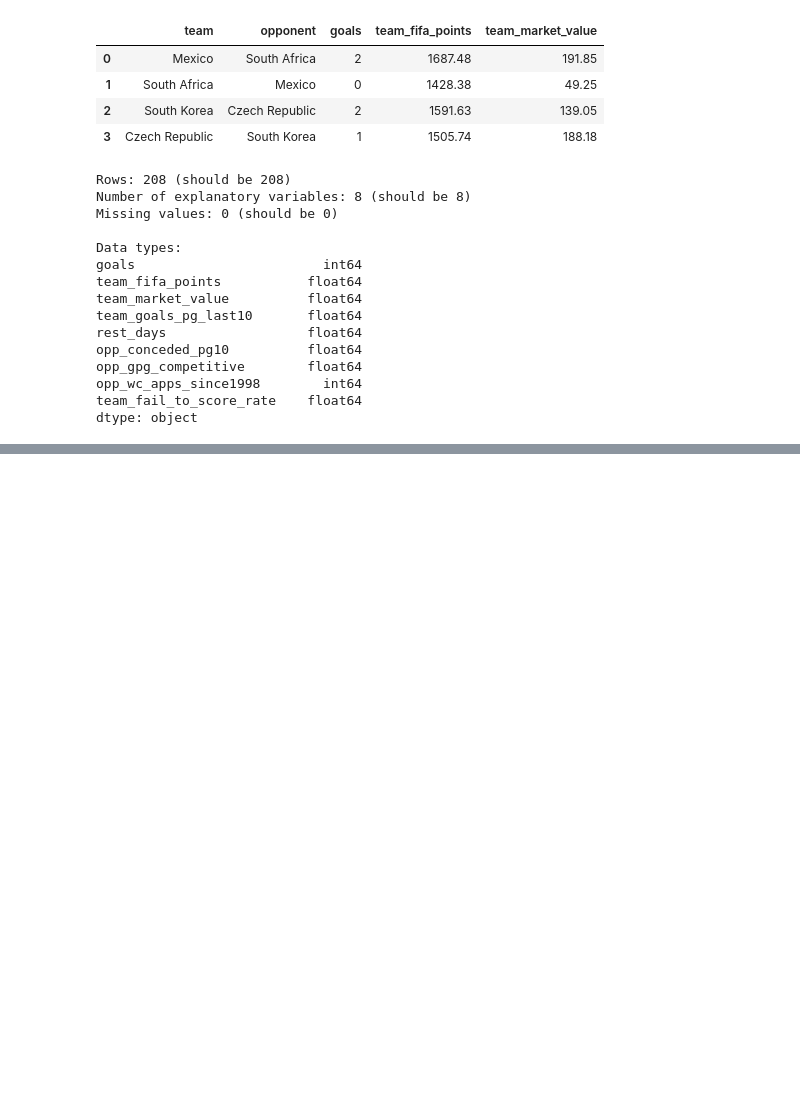
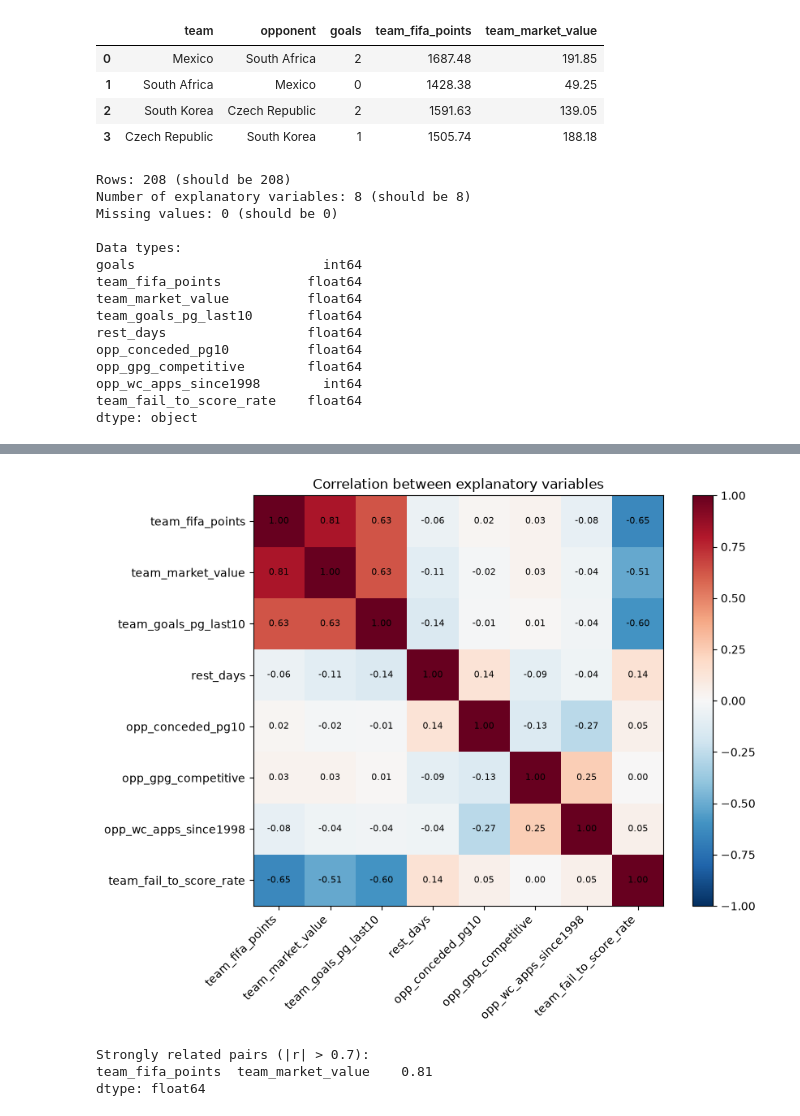
Before and after one commit to Cremsoline/HIT140-WorldCup2026-Goals, a Jupyter notebook: notebooks/reg_2_2_goals.ipynb, the cells around one changed output, grey strips where cells are left out. Drawn from its saved outputs; the diff is of its cells as text; code cells hidden in the pictures; blank space fills up the shorter version.

```diff
--- a/notebooks/reg_2_2_goals.ipynb
+++ b/notebooks/reg_2_2_goals.ipynb
@@ -283,0 +345,28 @@ dtype: object
+# %%
+# Correlation between the explanatory variables themselves
+pred_corr = final[FEATURES].corr()
+
+fig, ax = plt.subplots(figsize=(9, 7))
+im = ax.imshow(pred_corr, cmap="RdBu_r", vmin=-1, vmax=1)
+ax.set_xticks(range(len(FEATURES)))
+ax.set_xticklabels(FEATURES, rotation=45, ha="right")
+ax.set_yticks(range(len(FEATURES)))
+ax.set_yticklabels(FEATURES)
+for i in range(len(FEATURES)):
+    for j in range(len(FEATURES)):
+        ax.text(j, i, f"{pred_corr.iloc[i, j]:.2f}", ha="center", va="center", fontsize=8)
+fig.colorbar(im)
+ax.set_title("Correlation between explanatory variables")
+plt.tight_layout()
+plt.savefig("../outputs/figures/03_predictor_correlation.png", dpi=150)
+plt.show()
+
+# List any pair that is strongly related (|r| > 0.7)
+pairs = pred_corr.where(np.triu(np.ones(pred_corr.shape, dtype=bool), k=1)).stack()
+print("Strongly related pairs (|r| > 0.7):")
+print(pairs[pairs.abs() > 0.7].round(2) if (pairs.abs() > 0.7).any() else "None")
+# %% [output]
+[figure, added]
+Strongly related pairs (|r| > 0.7):
+team_fifa_points  team_market_value    0.81
+dtype: float64
```
Also changed, not shown: parts of 3 cells of this notebook.
